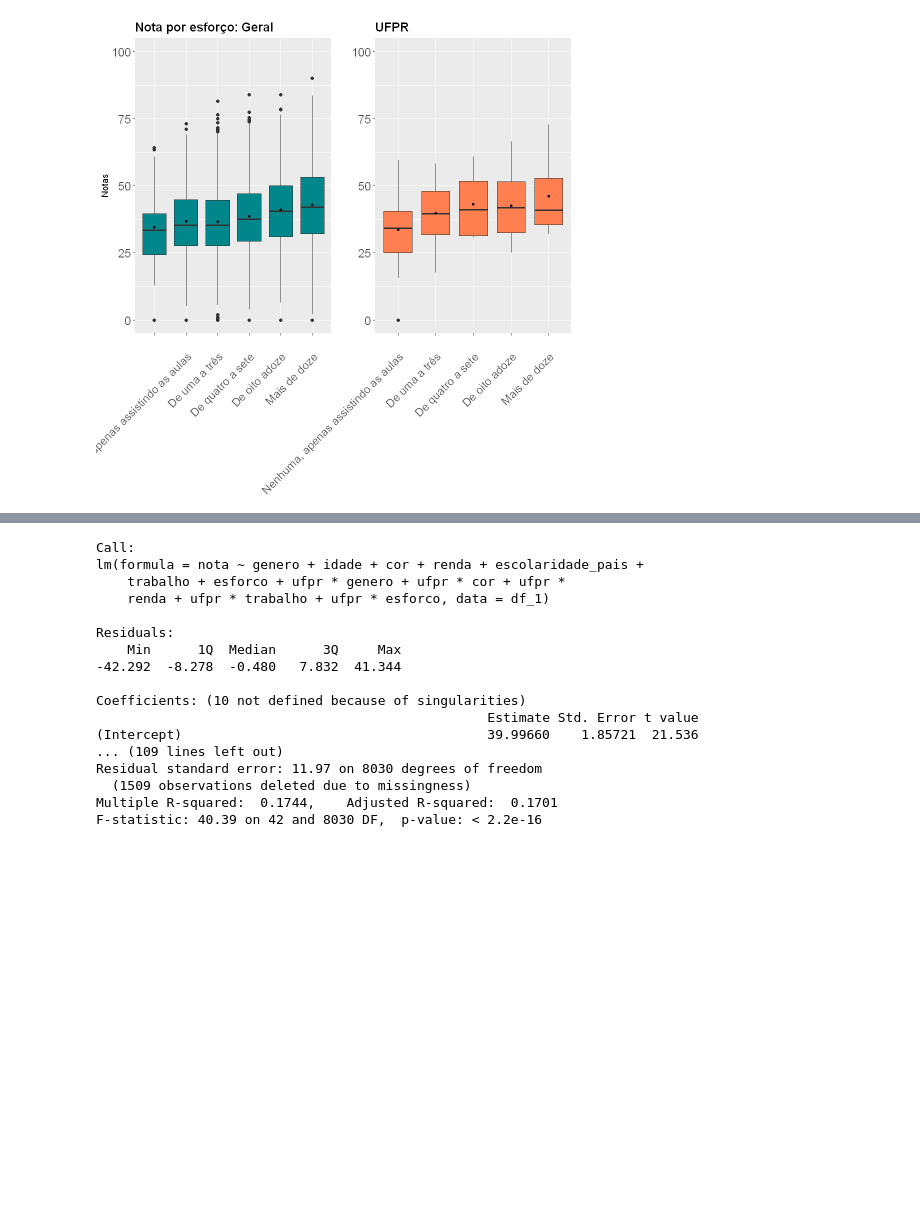
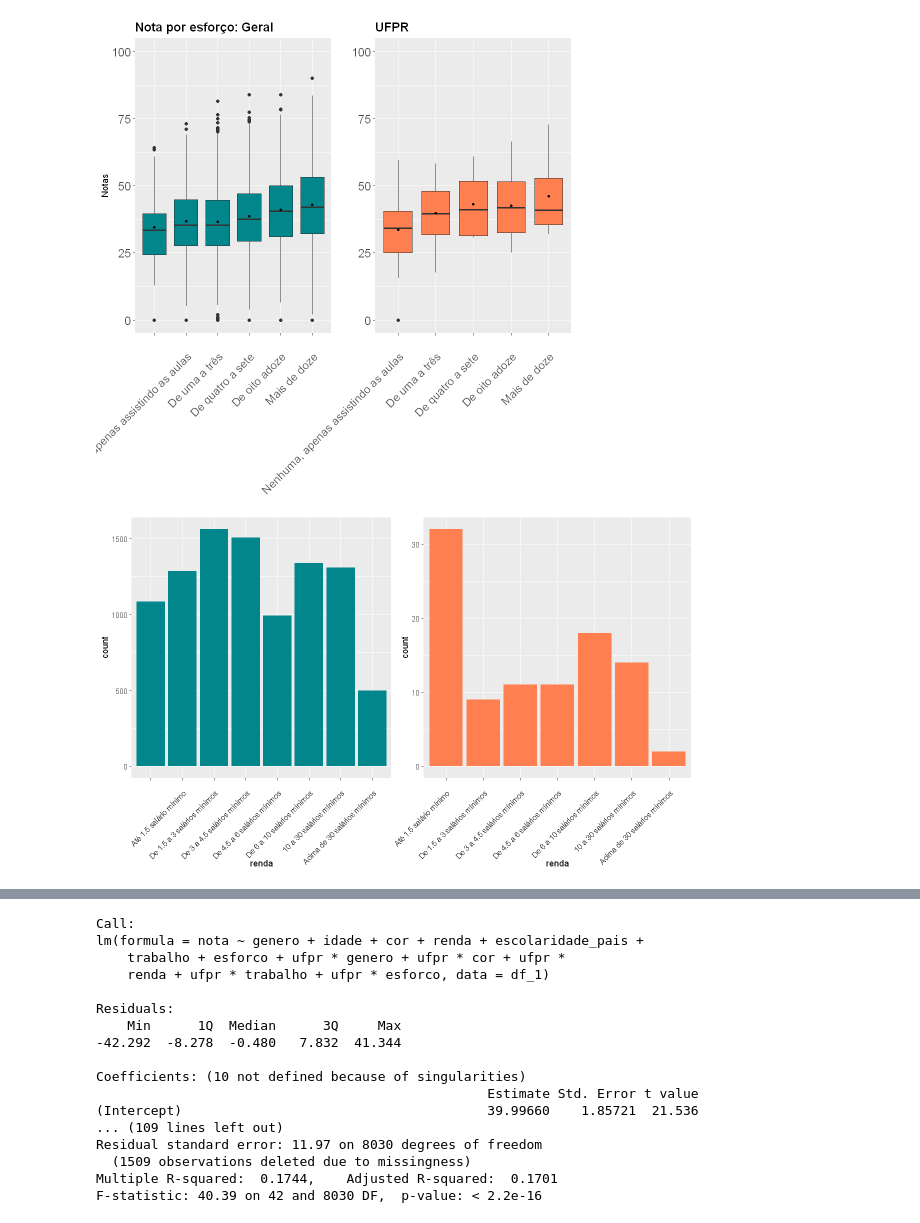
Before and after one commit to emariot/econometria, a Jupyter notebook: funcao_desempenho_educacao_superior_ufpr.ipynb, the cells around one changed output, grey strips where cells are left out. Saved outputs shown, nothing was run; the diff lists cells and outputs as text; code cells hidden in the pictures; blank space fills up the shorter version.

```diff
--- a/funcao_desempenho_educacao_superior_ufpr.ipynb
+++ b/funcao_desempenho_educacao_superior_ufpr.ipynb
@@ -577,4 +609,15 @@ b2 = ggplot(data=subset(df_ufpr,!is.na(nota)), aes(x=esforco, y=nota)) +
 plot_grid(b1, b2)
 # %% [output]
 [figure]
+# %%
+options(repr.plot.width = 10, repr.plot.height = 6)
+b1 = ggplot(df_1) +
+  geom_bar(mapping = aes(x = renda), fill="turquoise4")+
+  theme(axis.text.x = element_text(angle = 45, vjust = 0.9, hjust=1));
+b2 = ggplot(data=subset(df_ufpr,!is.na(nota))) +
+  geom_bar(mapping = aes(x = renda),fill="coral") +
+  theme(axis.text.x = element_text(angle = 45, vjust = 0.9, hjust=1));
+plot_grid(b1, b2)
+# %% [output]
+[figure, added]
 # %%
```
Also changed, not shown: parts of 11 cells of this notebook.
